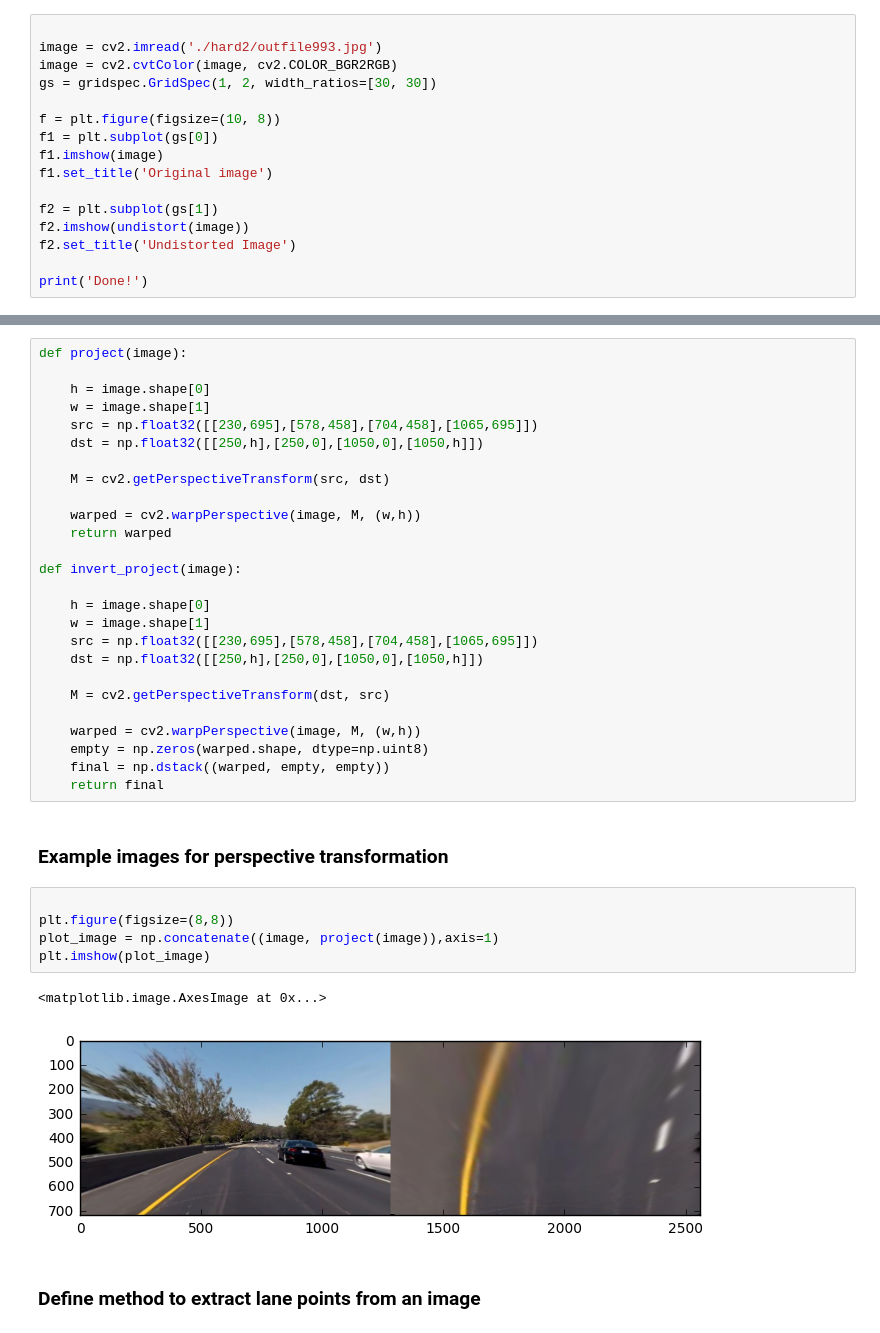
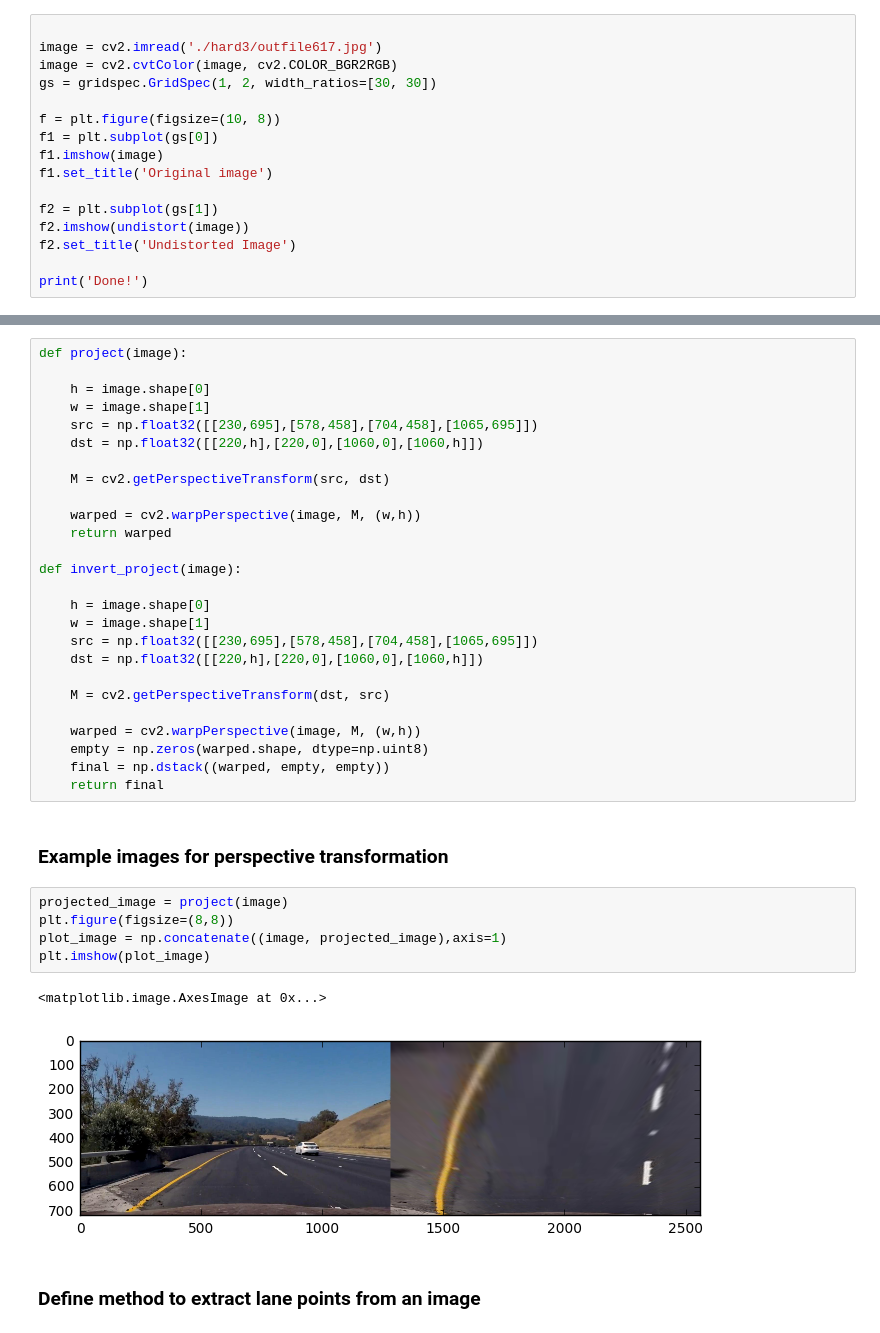
Before and after one commit to nmitsou/CarND-Advanced-Lane-Lines, a Jupyter notebook: calibrate.ipynb, the cells around one changed output, grey strips where cells are left out. Saved outputs shown, nothing was run; the diff lists cells and outputs as text.

```diff
--- a/calibrate.ipynb
+++ b/calibrate.ipynb
@@ -118,7 +119,7 @@ Done!
 An example of undistortion on an image collected while driving
 # %%
 
-image = cv2.imread('./hard2/outfile993.jpg')
+image = cv2.imread('./hard3/outfile617.jpg')
 image = cv2.cvtColor(image, cv2.COLOR_BGR2RGB)
 gs = gridspec.GridSpec(1, 2, width_ratios=[30, 30])
 
@@ -273,7 +274,7 @@ def project(image):
     h = image.shape[0]
     w = image.shape[1]
     src = np.float32([[230,695],[578,458],[704,458],[1065,695]])
-    dst = np.float32([[250,h],[250,0],[1050,0],[1050,h]])
+    dst = np.float32([[220,h],[220,0],[1060,0],[1060,h]])
 
     M = cv2.getPerspectiveTransform(src, dst)
 
@@ -285,7 +286,7 @@ def invert_project(image):
     h = image.shape[0]
     w = image.shape[1]
     src = np.float32([[230,695],[578,458],[704,458],[1065,695]])
-    dst = np.float32([[250,h],[250,0],[1050,0],[1050,h]])
+    dst = np.float32([[220,h],[220,0],[1060,0],[1060,h]])
 
     M = cv2.getPerspectiveTransform(dst, src)
 
@@ -296,13 +297,13 @@ def invert_project(image):
 # %% [markdown]
 ### Example images for perspective transformation
 # %%
-
+projected_image = project(image)
 plt.figure(figsize=(8,8))
-plot_image = np.concatenate((image, project(image)),axis=1)
+plot_image = np.concatenate((image, projected_image),axis=1)
 plt.imshow(plot_image)
 # %% [output]
 <matplotlib.image.AxesImage at 0x...>
-[figure, old version]
+[figure, new version]
 # %% [markdown]
 ### Define method to extract lane points from an image
 # %%
```
Also changed, not shown: parts of 15 cells of this notebook, 1 other file.
